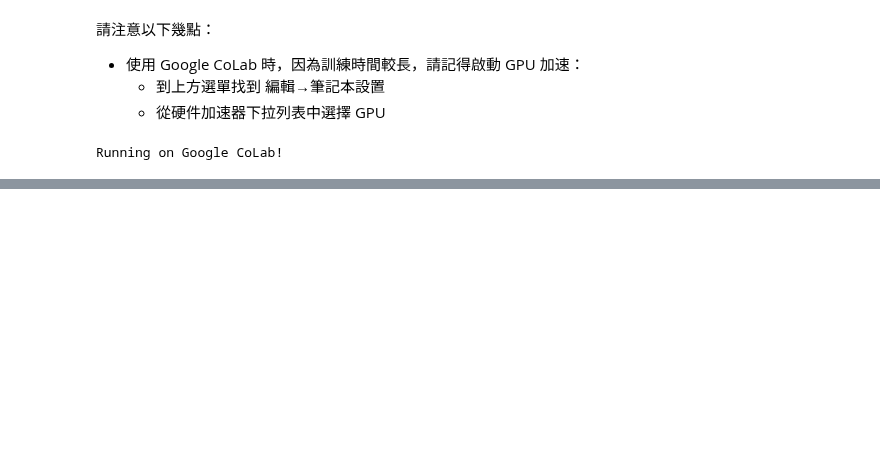
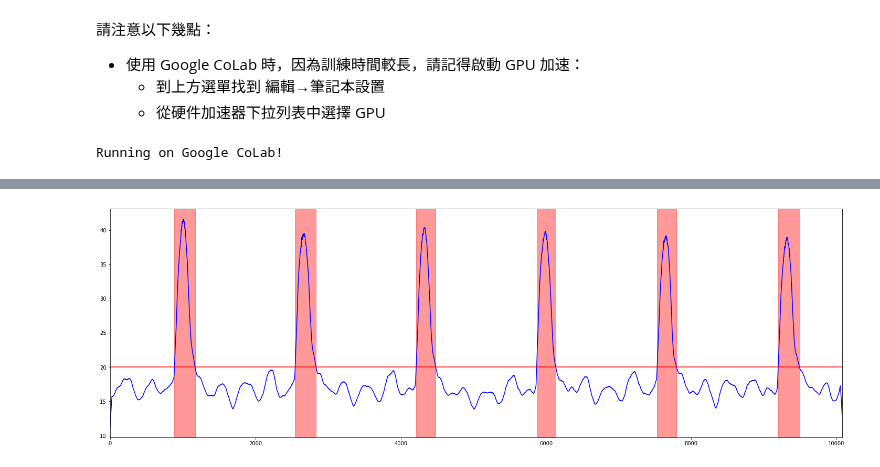
Before and after one commit to iinoshirozheng/gear-SE-TCNAE, a Jupyter notebook: src/gear_tcn_ae.ipynb, the cells around one changed output, grey strips where cells are left out. Cells and saved outputs as stored; diff of their text form; code cells hidden in the pictures; blank space fills up the shorter version.

Commit message:
update plot function

```diff
--- a/src/gear_tcn_ae.ipynb
+++ b/src/gear_tcn_ae.ipynb
@@ -190,5 +215,5 @@ def plot_results(data, anomaly_score, plot_range = None, plot_signal = False, pl
 # %%
-class TCNAE:
+class TCNAE():
     """
     A class used to represent the Temporal Convolutional Autoencoder (TCN-AE).
 
@@ -352,6 +377,7 @@ class TCNAE:
         anomaly_score = numpy.sqrt(anomaly_score)
         return anomaly_score
 # %%
+
 ##========================================
 ##訓練集
 traindata = pandas.read_csv("train_data.csv", encoding= 'unicode_escape')
@@ -369,12 +395,10 @@ print("test_X.shape:", test_X.shape)
 ##Step1、build model
 ##Step2、訓練模型
 tcn_ae = TCNAE(ts_dimension=3)
-tcn_ae.fit(train_X, train_X, batch_size=1, epochs=3, verbose=1)
+
+
+tcn_ae.fit(train_X, train_X, batch_size=1, epochs=3, verbose=2)
 
 ##========================================
 ##用訓練好的模型測試
 anomaly_score = tcn_ae.predict(test_X)
-
-##========================================
-##繪出結果
-plot_results(test_data, anomaly_score, plot_range = None, plot_signal = False, plot_anomaly_score = True)
@@ -380,0 +416,6 @@ plot_results(test_data, anomaly_score, plot_range = None, plot_signal = False, p
+# %%
+##========================================
+##繪出結果
+plot_results( anomaly_score, plot_anomaly_score = True)
+# %% [output]
+[figure, added]
```
Also changed, not shown: parts of 7 cells of this notebook.
